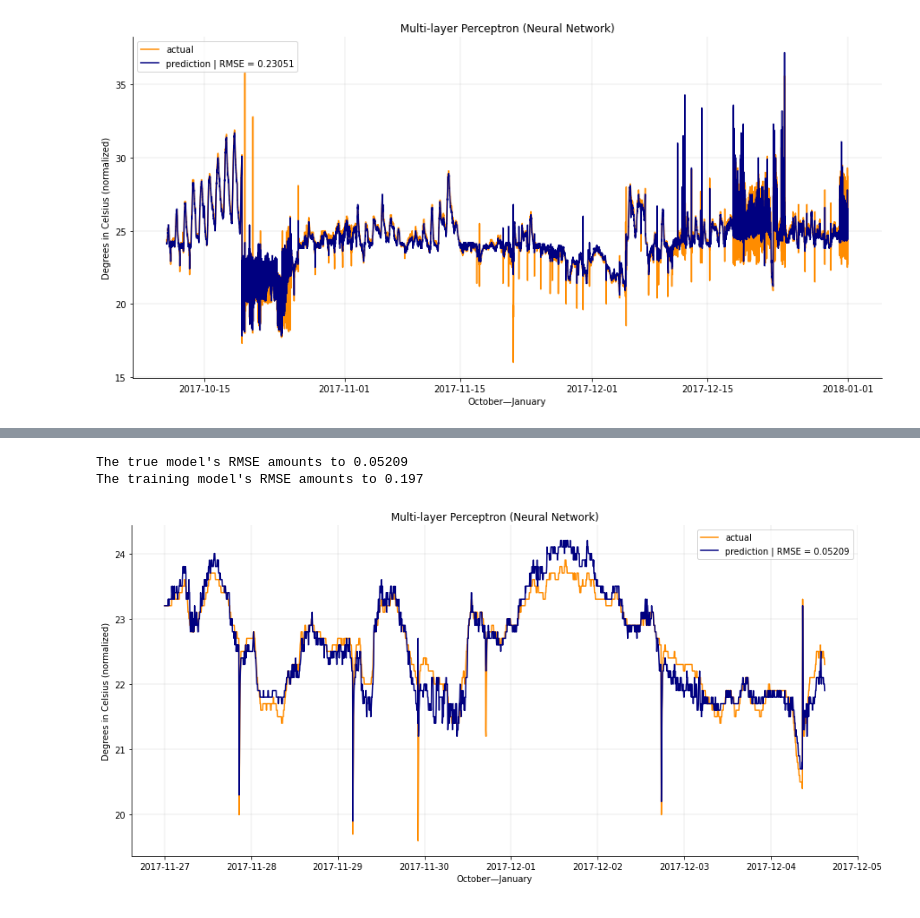
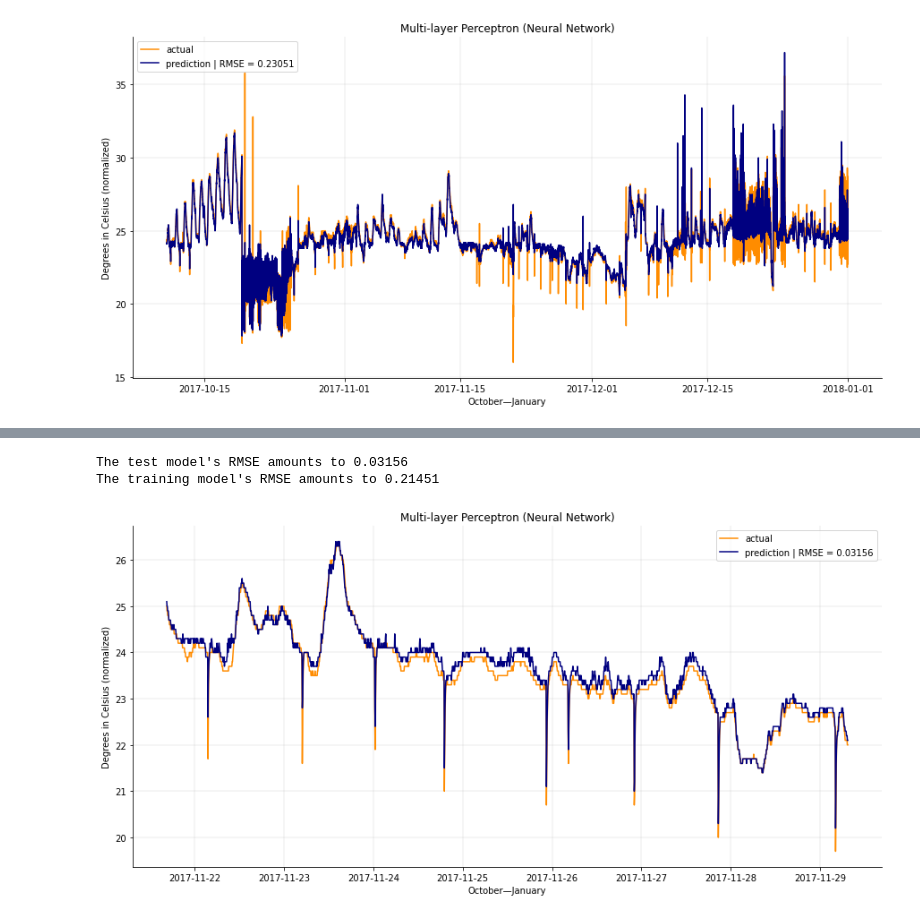
Before and after one commit to RoyyvB/ForecastTemperature, a Jupyter notebook: notebook.ipynb, the cells around one changed output, grey strips where cells are left out. Cells and saved outputs as stored; diff of their text form; code cells hidden in the pictures.

```diff
--- a/notebook.ipynb
+++ b/notebook.ipynb
@@ -338,21 +339,3 @@ from sklearn.model_selection import KFold, cross_val_score, train_test_split
 from sklearn.metrics import mean_squared_error
 import xgboost as xgb
 import lightgbm as lgb
-# %%
-data = data.reset_index()
-data = data.drop(columns='date')
-# %%
-# data = data.drop(columns=['energy', 'kwh', 'sup_diff'], axis=1)
-
-train, test = train_test_split(data, test_size=0.3)
-
-features = ['exh', 'ext', 'hum', 'rec', 'rmot', 'rmit', 'rmoh']
-target = ['sup']
-
-train_x = train[features]
-train_y = train[target]
-test_x = test[features]
-test_y = test[target]
-
-print("Your features are " + str(features))
-print("Your target is " + str(target))
@@ -362,3 +341,0 @@ Your target is ['sup']
-# %%
-train_x = train_x.reset_index()
-train_y = train_y.reset_index()
@@ -505,8 +478,8 @@ def SplitNovData(df):
     train_x = df[0:88665].drop(columns=['date', 'sup', 'energy', 'sup_diff', 'kwh'])
     train_y = df[0:88665].filter(['sup'])
 
-    test_x = df[88665:90860].drop(columns=['date', 'sup', 'energy', 'sup_diff', 'kwh'])
-    test_y = df[88665:90860].filter(['sup'])
+    test_x = df[88733:90928].drop(columns=['date', 'sup', 'energy', 'sup_diff', 'kwh'])
+    test_y = df[88733:90928].filter(['sup'])
 
     return train_x, train_y, test_x, test_y
 
@@ -530,34 +503,34 @@ def MLP_NN_NOV(train_x, train_y, test_x, test_y):
     comparison.columns = comparison.columns=['prediction']
     act_mse = mean_squared_error(train_y, act_pred).round(decimals=5)
 
     # Creates a dataframe with actual & predicted values.
     # Computes the RMSE of the MLP model.
     comparison = pd.DataFrame(test_y, nn_pred)
     comparison.columns = comparison.columns=['prediction']
     mlp_mse = mean_squared_error(test_y, nn_pred).round(decimals=5)
 
-    nn_results = df[88665:90860].filter(['date'])
+    nn_results = df[88733:90928].filter(['date'])
     nn_results['actual'] = test_y
     nn_results['prediction'] = nn_pred.round(decimals=1)
 
     fig, ax = plt.subplots(figsize=(15, 7))
     sns.lineplot(x='date', y='actual', data=nn_results, color='darkorange', ax=ax).set_title('Multi-layer Perceptron (Neural Network)')
     sns.lineplot(x='date', y='prediction', data=nn_results, color='navy', ax=ax)
 
     ax.legend(['actual', 'prediction | RMSE = ' + str(mlp_mse)])
     plt.xlabel('October—January')
     plt.ylabel('Degrees in Celsius (normalized)')
 
     plt.grid(linewidth=0.25)
     sns.despine()
 
     print("The test model's RMSE amounts to " + str(mlp_mse))
     print("The training model's RMSE amounts to " + str(act_mse))
 
     return nn_results, mlp_mse, act_mse
 
 nn_nov, nov_mlp_mse, nov_act_mse = MLP_NN_NOV(train_x, train_y, test_x, test_y)
 # %% [output]
-The true model's RMSE amounts to 0.05209
-The training model's RMSE amounts to 0.197
+The test model's RMSE amounts to 0.03156
+The training model's RMSE amounts to 0.21451
-[figure, old version]
+[figure, new version]
```
Also changed, not shown: parts of 9 cells of this notebook.
